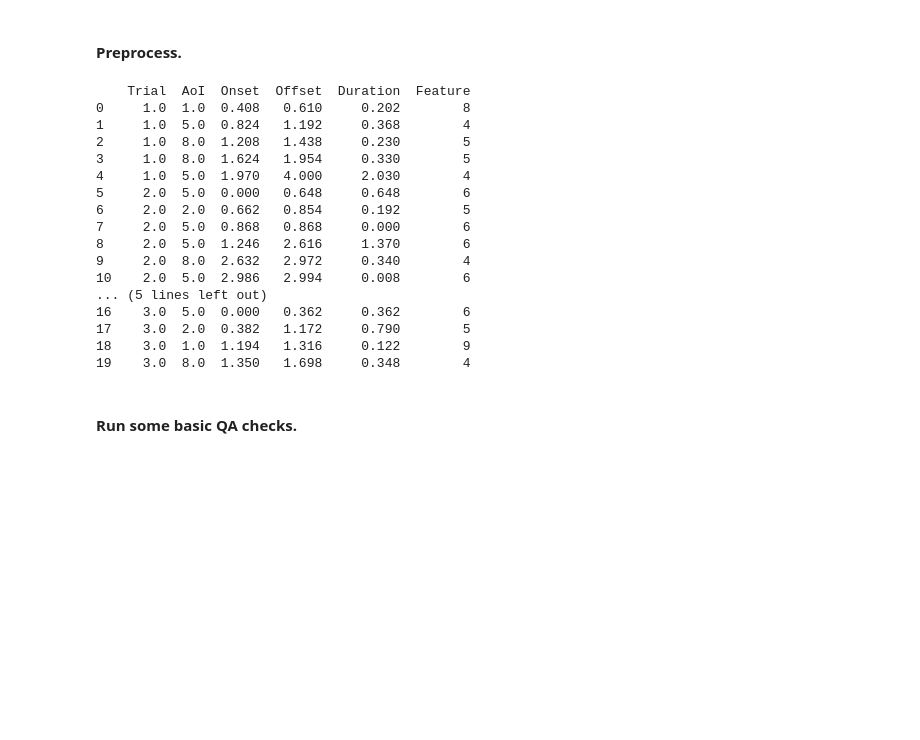
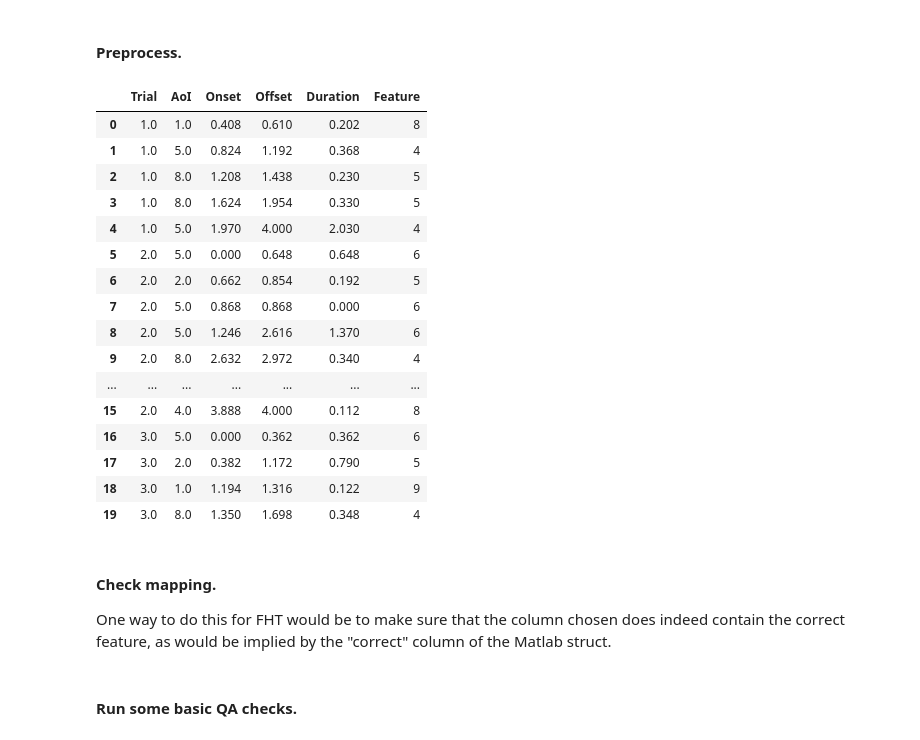
Before and after one commit to nivlab/NivLink, a Jupyter notebook: demos/demo_raw_data.ipynb, the cells around one changed output. Saved outputs shown, nothing was run; the diff lists cells and outputs as text; code cells hidden in the pictures; blank space fills up the shorter version.

```diff
--- a/demos/demo_raw_data.ipynb
+++ b/demos/demo_raw_data.ipynb
@@ -93,34 +95,38 @@ plt.show(fig)
 # %%
 ## Run epoching.
 epochs = epoching_fht(raw_data_array, info, events)
 
 ## Align to AOI.
 aligned = align_to_aoi(epochs, info)
 
 ## Compute fixations.
 fixations = compute_fixations(aligned, info)
 
 ## Map to task features.
 fixations['Feature'] = featmap[fixations.Trial.values.astype(int) - 1,fixations.AoI.values.astype(int) - 1]
-print(fixations.head(20))
+fixations.head(20)
 # %% [output]
-    Trial  AoI  Onset  Offset  Duration  Feature
-0     1.0  1.0  0.408   0.610     0.202        8
-1     1.0  5.0  0.824   1.192     0.368        4
-2     1.0  8.0  1.208   1.438     0.230        5
-3     1.0  8.0  1.624   1.954     0.330        5
-4     1.0  5.0  1.970   4.000     2.030        4
-5     2.0  5.0  0.000   0.648     0.648        6
-6     2.0  2.0  0.662   0.854     0.192        5
-7     2.0  5.0  0.868   0.868     0.000        6
-8     2.0  5.0  1.246   2.616     1.370        6
-9     2.0  8.0  2.632   2.972     0.340        4
-10    2.0  5.0  2.986   2.994     0.008        6
-... (5 lines left out)
-16    3.0  5.0  0.000   0.362     0.362        6
-17    3.0  2.0  0.382   1.172     0.790        5
-18    3.0  1.0  1.194   1.316     0.122        9
-19    3.0  8.0  1.350   1.698     0.348        4
+|  | Trial | AoI | Onset | Offset | Duration | Feature |
+| 0 | 1.0 | 1.0 | 0.408 | 0.610 | 0.202 | 8 |
+| 1 | 1.0 | 5.0 | 0.824 | 1.192 | 0.368 | 4 |
+| 2 | 1.0 | 8.0 | 1.208 | 1.438 | 0.230 | 5 |
+| 3 | 1.0 | 8.0 | 1.624 | 1.954 | 0.330 | 5 |
+| 4 | 1.0 | 5.0 | 1.970 | 4.000 | 2.030 | 4 |
+| 5 | 2.0 | 5.0 | 0.000 | 0.648 | 0.648 | 6 |
+| 6 | 2.0 | 2.0 | 0.662 | 0.854 | 0.192 | 5 |
+| 7 | 2.0 | 5.0 | 0.868 | 0.868 | 0.000 | 6 |
+| 8 | 2.0 | 5.0 | 1.246 | 2.616 | 1.370 | 6 |
+| 9 | 2.0 | 8.0 | 2.632 | 2.972 | 0.340 | 4 |
+| ... | ... | ... | ... | ... | ... | ... |
+| 15 | 2.0 | 4.0 | 3.888 | 4.000 | 0.112 | 8 |
+| 16 | 3.0 | 5.0 | 0.000 | 0.362 | 0.362 | 6 |
+| 17 | 3.0 | 2.0 | 0.382 | 1.172 | 0.790 | 5 |
+| 18 | 3.0 | 1.0 | 1.194 | 1.316 | 0.122 | 9 |
+| 19 | 3.0 | 8.0 | 1.350 | 1.698 | 0.348 | 4 |
+# %% [markdown]
+#### Check mapping.
+
+One way to do this for FHT would be to make sure that the column chosen does indeed contain the correct feature, as would be implied by the "correct" column of the Matlab struct.
 # %% [markdown]
 #### Run some basic QA checks.
 # %%
```
Also changed, not shown: parts of 6 cells of this notebook, 1 other file.
